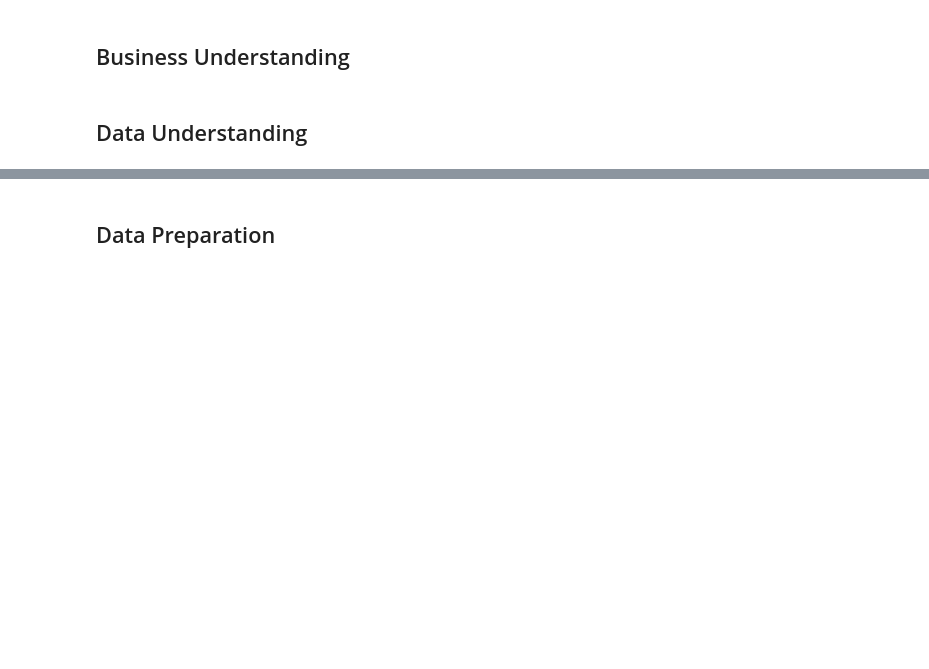
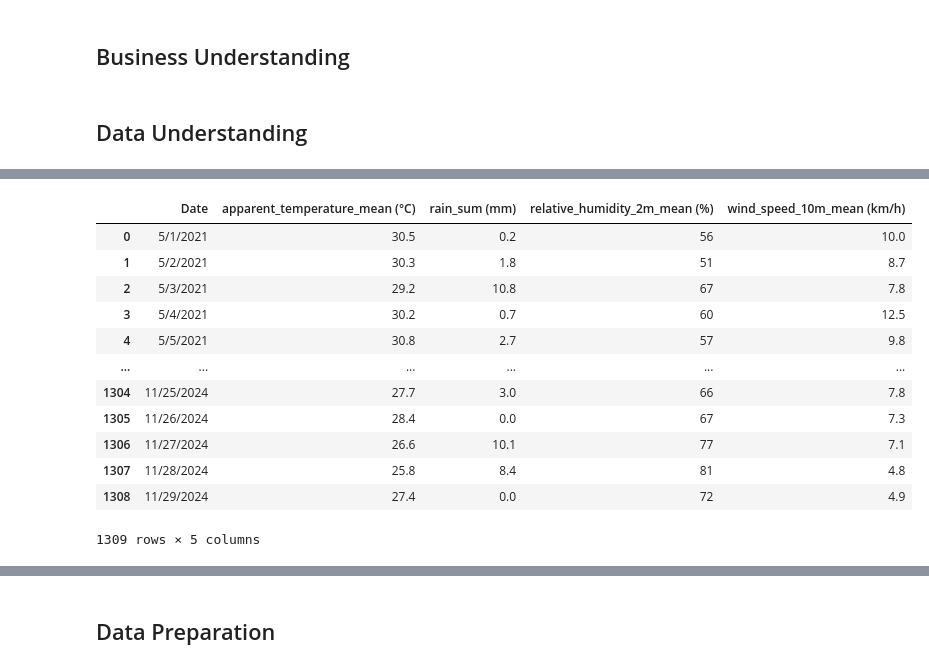
Before and after one commit to H-Rumenya/Malaria-Predictive-Model, a Jupyter notebook: Malaria_Predictive_Model.ipynb, the cells around one changed output, grey strips where cells are left out. Cells and saved outputs as stored; diff of their text form; code cells hidden in the pictures; blank space fills up the shorter version.

```diff
--- a/Malaria_Predictive_Model.ipynb
+++ b/Malaria_Predictive_Model.ipynb
@@ -8,0 +28,3 @@
+# %%
+weather_df = pd.read_csv("Data/Weather_dataset.csv")
+weather_df.head()
@@ -8,0 +59,17 @@
+# %%
+weather_df_truncated = weather_df[["Date","apparent_temperature_mean (°C)","rain_sum (mm)","relative_humidity_2m_mean (%)","wind_speed_10m_mean (km/h)"]]
+weather_df_truncated
+# %% [output]
+|  | Date | apparent_temperature_mean (°C) | rain_sum (mm) | relative_humidity_2m_mean (%) | wind_speed_10m_mean (km/h) |
+| 0 | 5/1/2021 | 30.5 | 0.2 | 56 | 10.0 |
+| 1 | 5/2/2021 | 30.3 | 1.8 | 51 | 8.7 |
+| 2 | 5/3/2021 | 29.2 | 10.8 | 67 | 7.8 |
+| 3 | 5/4/2021 | 30.2 | 0.7 | 60 | 12.5 |
+| 4 | 5/5/2021 | 30.8 | 2.7 | 57 | 9.8 |
+| ... | ... | ... | ... | ... | ... |
+| 1304 | 11/25/2024 | 27.7 | 3.0 | 66 | 7.8 |
+| 1305 | 11/26/2024 | 28.4 | 0.0 | 67 | 7.3 |
+| 1306 | 11/27/2024 | 26.6 | 10.1 | 77 | 7.1 |
+| 1307 | 11/28/2024 | 25.8 | 8.4 | 81 | 4.8 |
+| 1308 | 11/29/2024 | 27.4 | 0.0 | 72 | 4.9 |
+1309 rows × 5 columns
```
Also changed, not shown: parts of 26 cells of this notebook.
